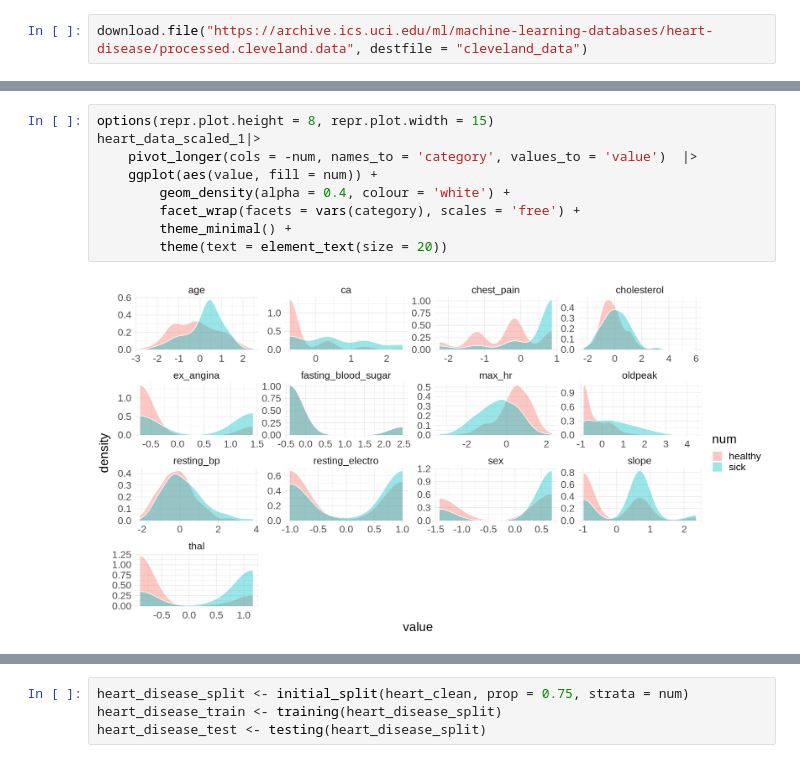
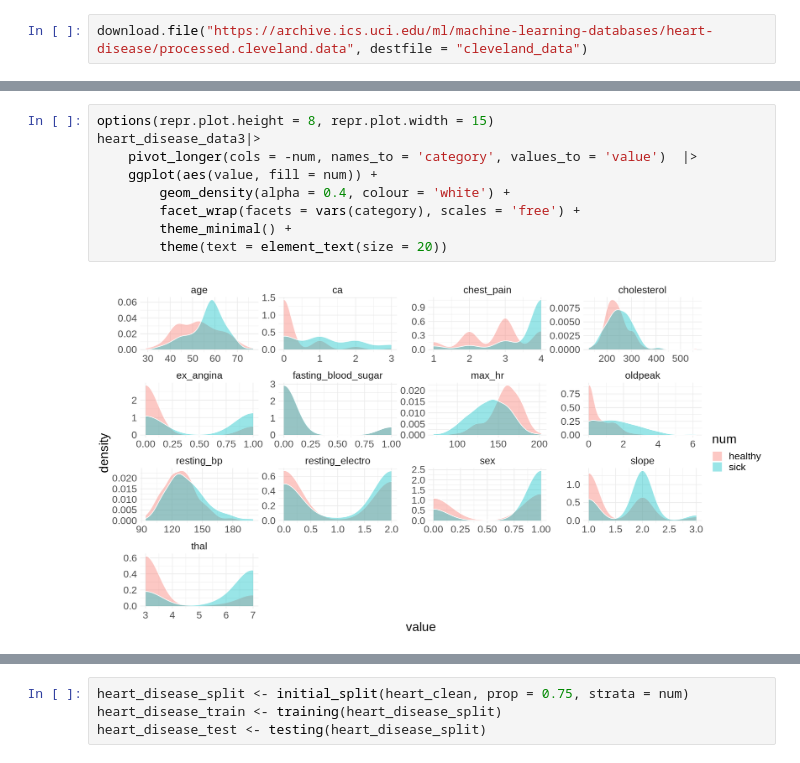
Before and after one commit to zohairomar1/HeartDiseasePredictionModel, a Jupyter notebook: group_project_report19.ipynb, the cells around one changed output, grey strips where cells are left out. Saved outputs shown, nothing was run; the diff lists cells and outputs as text.

```diff
--- a/group_project_report19.ipynb
+++ b/group_project_report19.ipynb
@@ -114,14 +96,14 @@ A tibble: 277 × 14
 | 0.2678458 | -1.4270869 | -1.2120816 | -0.08159381 | -0.2187026 | -0.4040717 | 1.001856 | 1.0761322 | ... |
 # %%
 options(repr.plot.height = 8, repr.plot.width = 15)
-heart_data_scaled_1|>
+heart_disease_data3|>
     pivot_longer(cols = -num, names_to = 'category', values_to = 'value')  |>
     ggplot(aes(value, fill = num)) +
         geom_density(alpha = 0.4, colour = 'white') +
         facet_wrap(facets = vars(category), scales = 'free') +
         theme_minimal() +
         theme(text = element_text(size = 20))
 # %% [output]
-[figure, old version]
+[figure, new version]
 # %%
 heart_clean <- heart_data_scaled_1 |>
```
Also changed, not shown: parts of 9 cells of this notebook.
